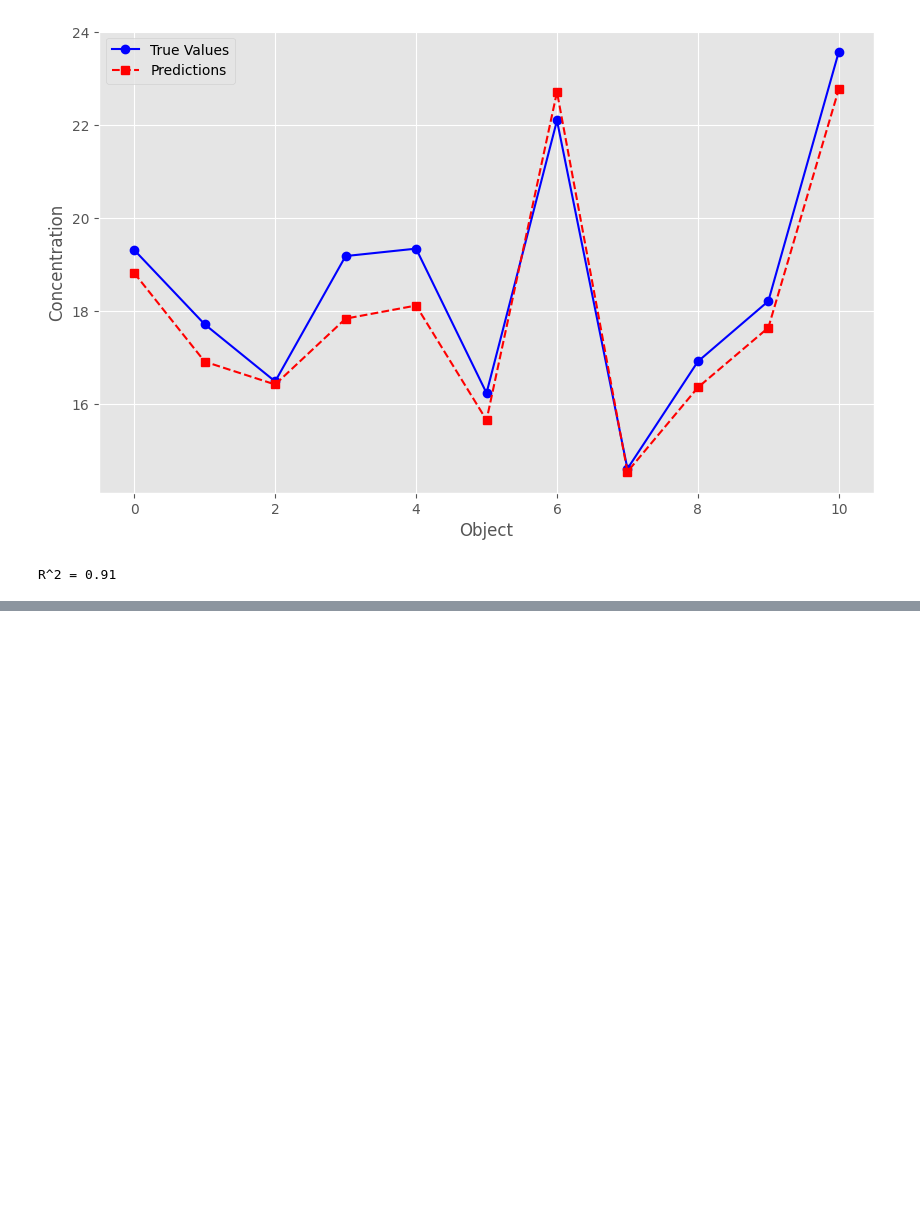
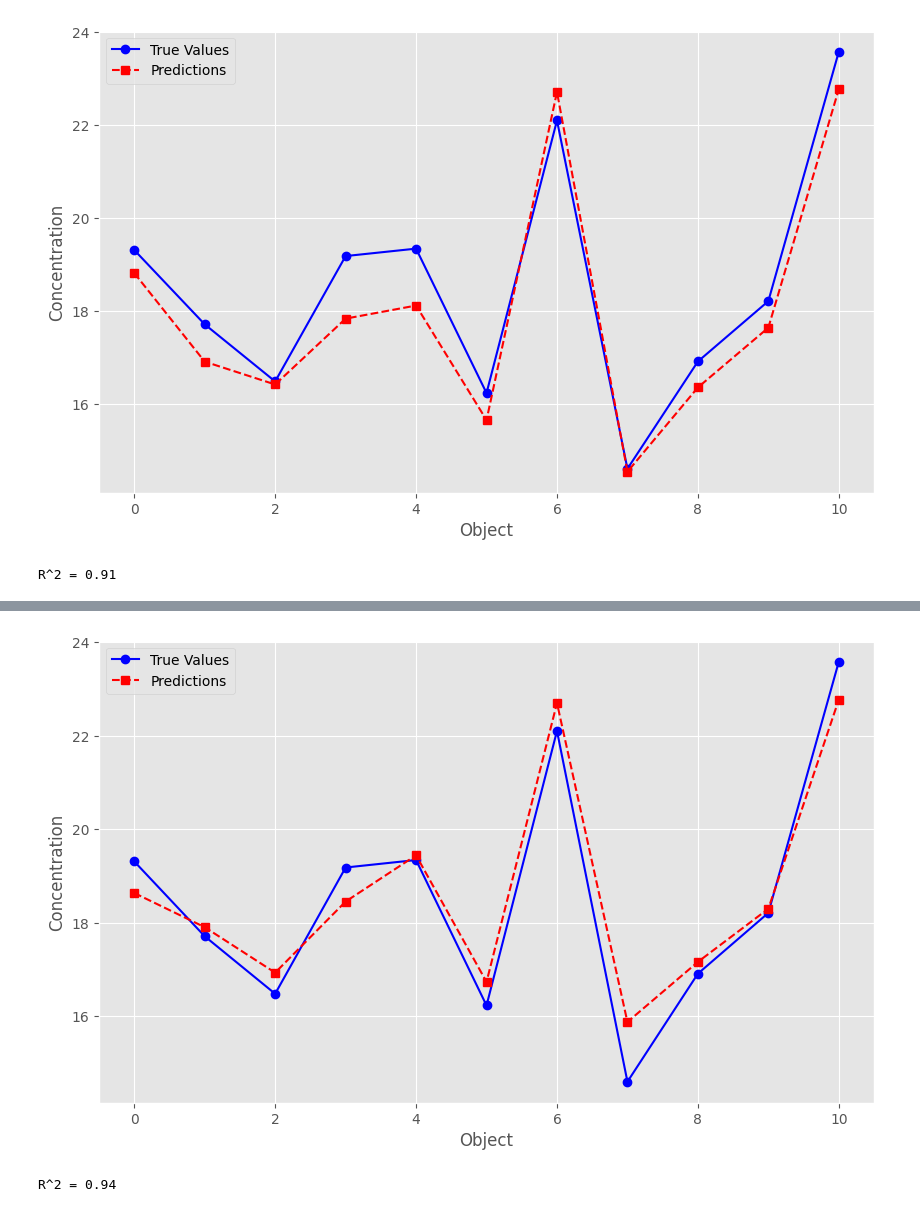
Before and after one commit to matalhim/nuclear, a Jupyter notebook: lab4/main2.ipynb, the cells around one changed output, grey strips where cells are left out. Saved outputs shown, nothing was run; the diff lists cells and outputs as text; code cells hidden in the pictures; blank space fills up the shorter version.

```diff
--- a/lab4/main2.ipynb
+++ b/lab4/main2.ipynb
@@ -508,0 +502,6 @@ R^2 = 0.75
+# %%
+predictions2_1 = get_predictions(net2_1, test_data2_1, scaler_y2_1)
+plot_predictions(test_data2_1, predictions2_1, scaler_y2_1)
+# %% [output]
+[figure, added]
+R^2 = 0.94
```
Also changed, not shown: parts of 8 cells of this notebook.
